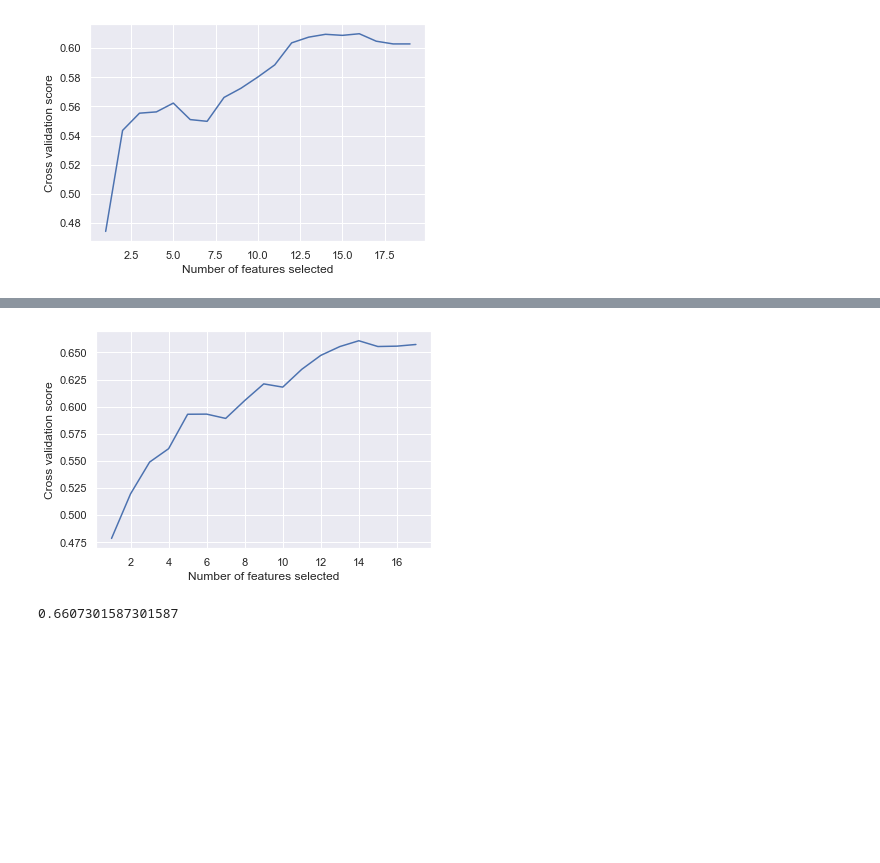
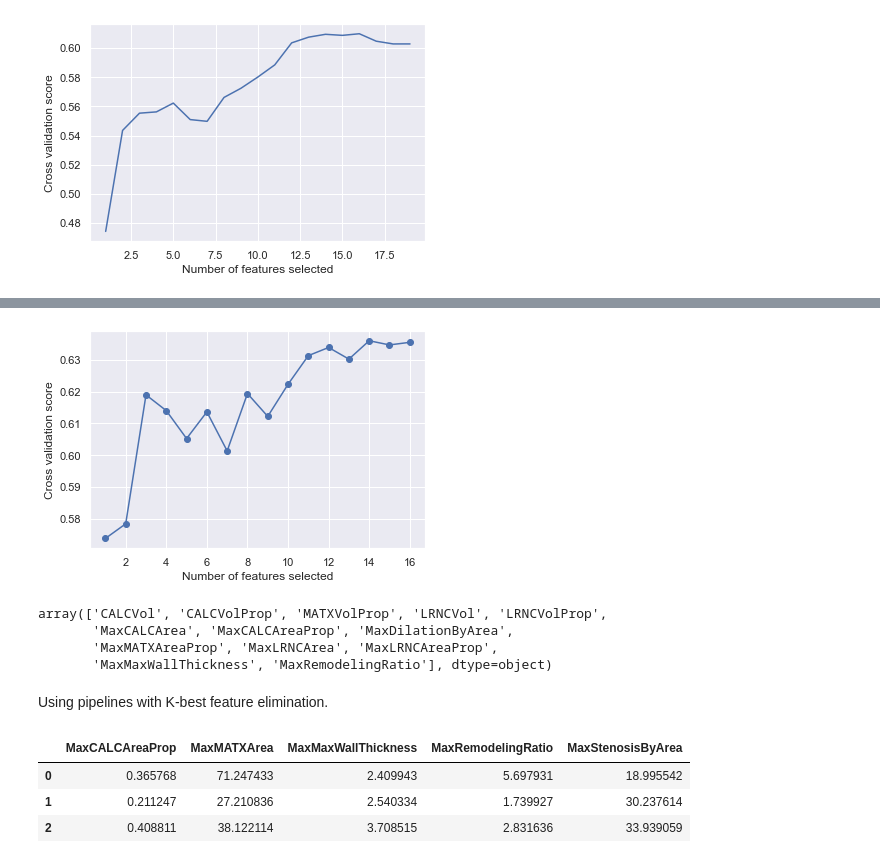
Before and after one commit to nshahpazov/fes-in-python, a Jupyter notebook: 02-illustrative-example.ipynb, the cells around one changed output, grey strips where cells are left out. Saved outputs shown, nothing was run; the diff lists cells and outputs as text; code cells hidden in the pictures; blank space fills up the shorter version.

Commit message:
finished chapter 3 and added an approach which finds a better accuracy across different predictors

```diff
--- a/02-illustrative-example.ipynb
+++ b/02-illustrative-example.ipynb
@@ -476,6 +476,7 @@ plt.show()
 from sklearn.base import BaseEstimator, TransformerMixin
 
 class CorrelationFilterTransformer(BaseEstimator, TransformerMixin):
+    """Implementation of the correlation filter used in Feature Engineering and Selection"""
     def __init__(self, threshold=0.9):
         self.threshold = threshold
 
@@ -491,16 +492,16 @@ class CorrelationFilterTransformer(BaseEstimator, TransformerMixin):
         return self
 
     def transform(self, X):
-        return np.delete(X, self._corr_indices[0], axis=1)
+        return np.delete(X, self._corr_indices[1], axis=1)
 
     def get_removed_feature_names(self, columns):
-        return columns[self._corr_indices[1]]
+        return columns[self._corr_indices[0]]
 
     def get_left_feature_names(self, columns):
-        return np.delete(columns, self._corr_indices[1])
+        return np.delete(columns, self._corr_indices[0])
 
     def get_correlated_with(self, columns):
-        return columns[self._corr_indices[0]]
+        return columns[self._corr_indices[1]]
 
 
 crft = CorrelationFilterTransformer()
@@ -620,19 +572,22 @@ Pipeline(steps=[('column_transformations',
 # %%
-min_features_to_select = 1
-
 plt.figure()
 plt.xlabel("Number of features selected")
 plt.ylabel("Cross validation score")
 
-rfecv.grid_scores_.shape[0]
+mean_scores = rfecv.cv_results_['mean_test_score']
+n_feat_to_select = range(min_features_to_select, mean_scores.shape[0] + 1)
 
-plt.plot(range(min_features_to_select,
-               rfecv.grid_scores_.shape[0] + min_features_to_select),
-         rfecv.grid_scores_.mean(axis=1))
+plt.plot(n_feat_to_select, mean_scores, marker='o')
 plt.show()
 # %% [output]
-[figure, old version]
+[figure, new version]
-# %%
-rfecv.grid_scores_.mean(axis=1).max()
-# %% [output]
-0.6607301587301587
+# %%
+best_idx = rfecv.cv_results_['mean_test_score'].argmax()
+rfecv.feature_names_in_[0:best_idx]
+# %% [output]
+array(['CALCVol', 'CALCVolProp', 'MATXVolProp', 'LRNCVol', 'LRNCVolProp',
+       'MaxCALCArea', 'MaxCALCAreaProp', 'MaxDilationByArea',
+       'MaxMATXAreaProp', 'MaxLRNCArea', 'MaxLRNCAreaProp',
+       'MaxMaxWallThickness', 'MaxRemodelingRatio'], dtype=object)
+# %% [markdown]
+Using pipelines with K-best feature elimination.
@@ -638,0 +612,11 @@ rfecv.grid_scores_.mean(axis=1).max()
+# %%
+kbest = grid_search.best_estimator_.steps[3][1]
+
+cols = kbest.get_support(indices=True)
+features_df_new = X_train[VC_PREDICTORS].iloc[:,cols]
+features_df_new.head(3)
+# %% [output]
+|  | MaxCALCAreaProp | MaxMATXArea | MaxMaxWallThickness | MaxRemodelingRatio | MaxStenosisByArea |
+| 0 | 0.365768 | 71.247433 | 2.409943 | 5.697931 | 18.995542 |
+| 1 | 0.211247 | 27.210836 | 2.540334 | 1.739927 | 30.237614 |
+| 2 | 0.408811 | 38.122114 | 3.708515 | 2.831636 | 33.939059 |
```
Also changed, not shown: parts of 6 cells of this notebook.
